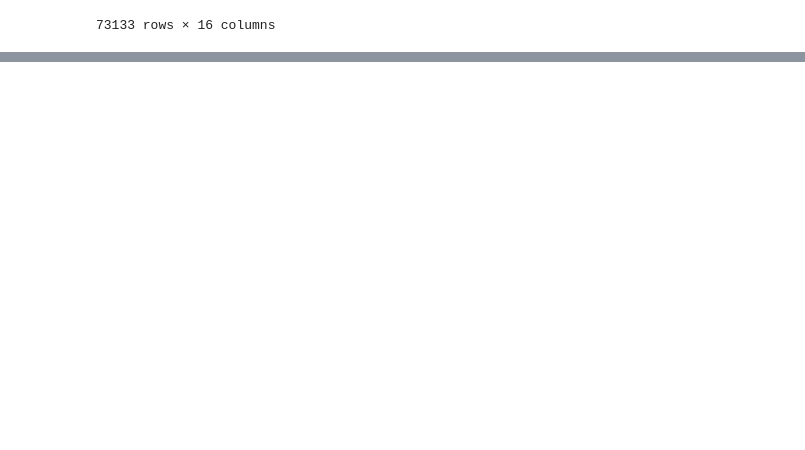
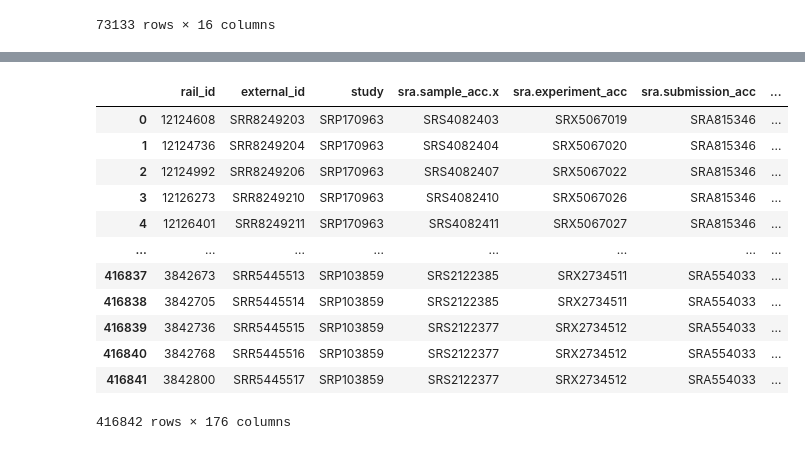
Before and after one commit to ben-heil/mousiplier-backend, a Jupyter notebook: data/process_raw_data.ipynb, the cells around one changed output, grey strips where cells are left out. Saved outputs shown, nothing was run; the diff lists cells and outputs as text; code cells hidden in the pictures; blank space fills up the shorter version.

```diff
--- a/data/process_raw_data.ipynb
+++ b/data/process_raw_data.ipynb
@@ -439,0 +461,17 @@ filtered_info_df.to_csv('filtered_Mus_musculus.gene_info', sep='\t', index=False
+# %%
+metadata_df = pyreadr.read_r('raw/metadata_df.rda')['metadata_df']
+metadata_df
+# %% [output]
+|  | rail_id | external_id | study | sra.sample_acc.x | sra.experiment_acc | sra.submission_acc | ... |
+| 0 | 12124608 | SRR8249203 | SRP170963 | SRS4082403 | SRX5067019 | SRA815346 | ... |
+| 1 | 12124736 | SRR8249204 | SRP170963 | SRS4082404 | SRX5067020 | SRA815346 | ... |
+| 2 | 12124992 | SRR8249206 | SRP170963 | SRS4082407 | SRX5067022 | SRA815346 | ... |
+| 3 | 12126273 | SRR8249210 | SRP170963 | SRS4082410 | SRX5067026 | SRA815346 | ... |
+| 4 | 12126401 | SRR8249211 | SRP170963 | SRS4082411 | SRX5067027 | SRA815346 | ... |
+| ... | ... | ... | ... | ... | ... | ... | ... |
+| 416837 | 3842673 | SRR5445513 | SRP103859 | SRS2122385 | SRX2734511 | SRA554033 | ... |
+| 416838 | 3842705 | SRR5445514 | SRP103859 | SRS2122385 | SRX2734511 | SRA554033 | ... |
+| 416839 | 3842736 | SRR5445515 | SRP103859 | SRS2122377 | SRX2734512 | SRA554033 | ... |
+| 416840 | 3842768 | SRR5445516 | SRP103859 | SRS2122377 | SRX2734512 | SRA554033 | ... |
+| 416841 | 3842800 | SRR5445517 | SRP103859 | SRS2122377 | SRX2734512 | SRA554033 | ... |
+416842 rows × 176 columns
```
Also changed, not shown: parts of 33 cells of this notebook, 3 other files.
